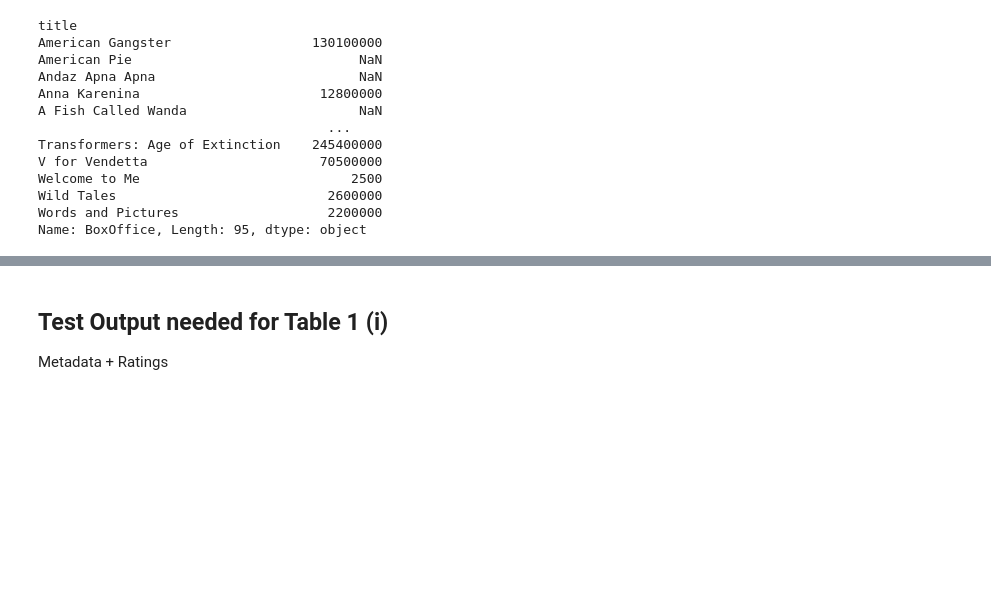
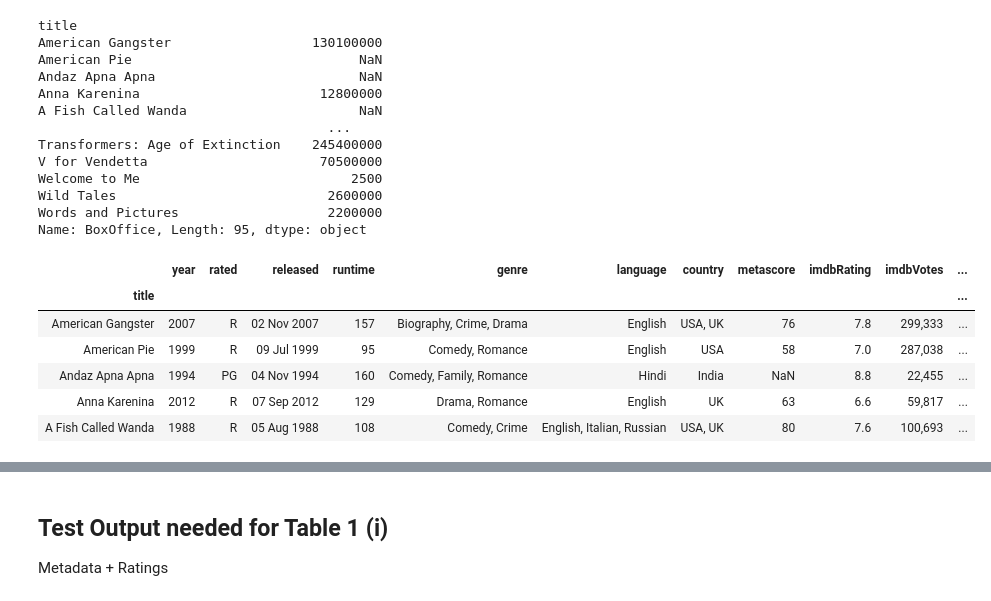
Before and after one commit to mrpip/ExperimentDesign_ex2_CoE, a Jupyter notebook: aggregate_metadata_to_csv.ipynb, the cells around one changed output, grey strips where cells are left out. Cells and saved outputs as stored; diff of their text form; code cells hidden in the pictures; blank space fills up the shorter version.

Commit message:
changes to metadata and ratings retrieval

```diff
--- a/aggregate_metadata_to_csv.ipynb
+++ b/aggregate_metadata_to_csv.ipynb
@@ -6,7 +6,7 @@ import os
 os.chdir(r'C:\Users\Pia\OneDrive\Data Science\experiment_design\ex_2\CoE_dataset')
 import pandas as pd
 pd.options.display.max_columns = 34
-pd.options.display.max_rows = 34
+pd.options.display.max_rows = 100
 import numpy as np
 from datetime import datetime
 import csv
@@ -21,6 +21,10 @@ try:
     print('modules imported successfully')
 except:
     print('ERR')
+import sklearn as sk
+from sklearn.model_selection import cross_validate
+from sklearn.neighbors import KNeighborsClassifier
+from sklearn.model_selection import cross_val_score
 # %% [output]
 modules imported successfully
 # %%
@@ -28,23 +32,5 @@ path = r'Dev_Set\XML\A_Fish_Called_Wanda.xml'
 xtree = et.parse(path)
 xroot = xtree.getroot()
 columns = list(xroot.find('movie').keys())
-# %%
-def df_from_xml(data_set):
-    df = pd.DataFrame(columns = columns)
-    for movie_name in os.listdir(data_set + '_Set/XML'):
-        xtree = et.parse(data_set + '_Set/XML/' + movie_name)
-        xroot = xtree.getroot()
-        instance = []
-        for element in columns:
-            if xroot[0] is not None: # and element != 'goodforairplane': # feature "good for airplane" is not filled in
-                instance.append(xroot.find('movie').get(element))
-            else:
-                pass
-        if len(instance) < len(columns):
-            instance.append(movie_name[:-3])
-        my_series = pd.Series(instance, index = columns)
-        df = df.append(my_series, ignore_index=True)
-    df.set_index('title', inplace=True)
-    return df
 # %%
 df_train = df_from_xml('Dev')
@@ -93,7 +72,7 @@ released 88
  'http://wordsandpicturesthemovie.com/']
 # %%
 labels_to_drop = ['director', 'writer', 'actors', 'plot', 'awards', 'poster', 'tomatoConsensus', 'Website', 'imdbID', 'type']
-#df_train.drop(labels_to_drop, axis=1, inplace=True)
+df_train.drop(labels_to_drop, axis=1, inplace=True)
 df_train.replace('N/A', np.nan, inplace=True)
 check_unique_entries(df_train, sort=False)
 # %% [output]
@@ -173,4 +112,14 @@ Welcome to Me                           2500
 Wild Tales                           2600000
 Words and Pictures                   2200000
 Name: BoxOffice, Length: 95, dtype: object
+# %%
+df_train.drop(['released', 'metascore', 'imdbRating', 'imdbVotes', 'tomatoMeter', 'tomatoRating'])
+# %% [output]
+|  | year | rated | released | runtime | genre | language | country | metascore | imdbRating | imdbVotes | ... |
+| title |  |  |  |  |  |  |  |  |  |  | ... |
+| American Gangster | 2007 | R | 02 Nov 2007 | 157 | Biography, Crime, Drama | English | USA, UK | 76 | 7.8 | 299,333 | ... |
+| American Pie | 1999 | R | 09 Jul 1999 | 95 | Comedy, Romance | English | USA | 58 | 7.0 | 287,038 | ... |
+| Andaz Apna Apna | 1994 | PG | 04 Nov 1994 | 160 | Comedy, Family, Romance | Hindi | India | NaN | 8.8 | 22,455 | ... |
+| Anna Karenina | 2012 | R | 07 Sep 2012 | 129 | Drama, Romance | English | UK | 63 | 6.6 | 59,817 | ... |
+| A Fish Called Wanda | 1988 | R | 05 Aug 1988 | 108 | Comedy, Crime | English, Italian, Russian | USA, UK | 80 | 7.6 | 100,693 | ... |
 # %%
```
Also changed, not shown: parts of 13 cells of this notebook.
